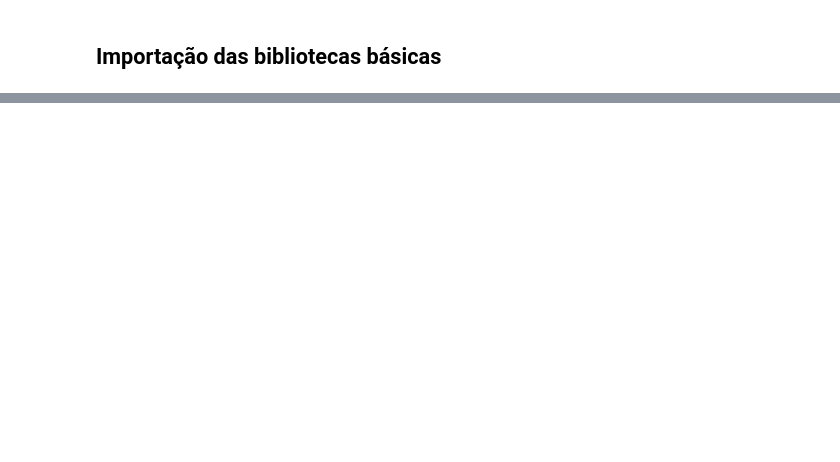
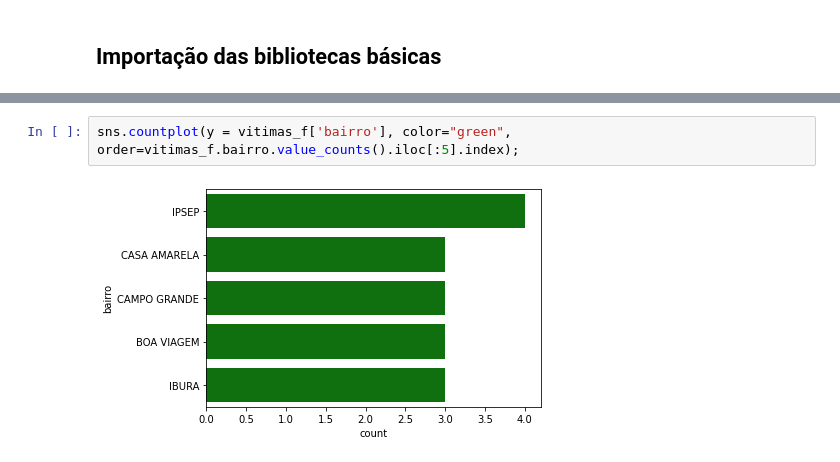
Before and after one commit to juliathemelo/machine_learning_random_forest_classifier, a Jupyter notebook: projeto3_pygil.ipynb, the cells around one changed output, grey strips where cells are left out. Cells and saved outputs as stored; diff of their text form; blank space fills up the shorter version.

```diff
--- a/projeto3_pygil.ipynb
+++ b/projeto3_pygil.ipynb
@@ -75,0 +369,4 @@ plt.show()
+# %%
+sns.countplot(y = vitimas_f['bairro'], color="green", order=vitimas_f.bairro.value_counts().iloc[:5].index);
+# %% [output]
+[figure, added]
```
Also changed, not shown: parts of 85 cells of this notebook.
